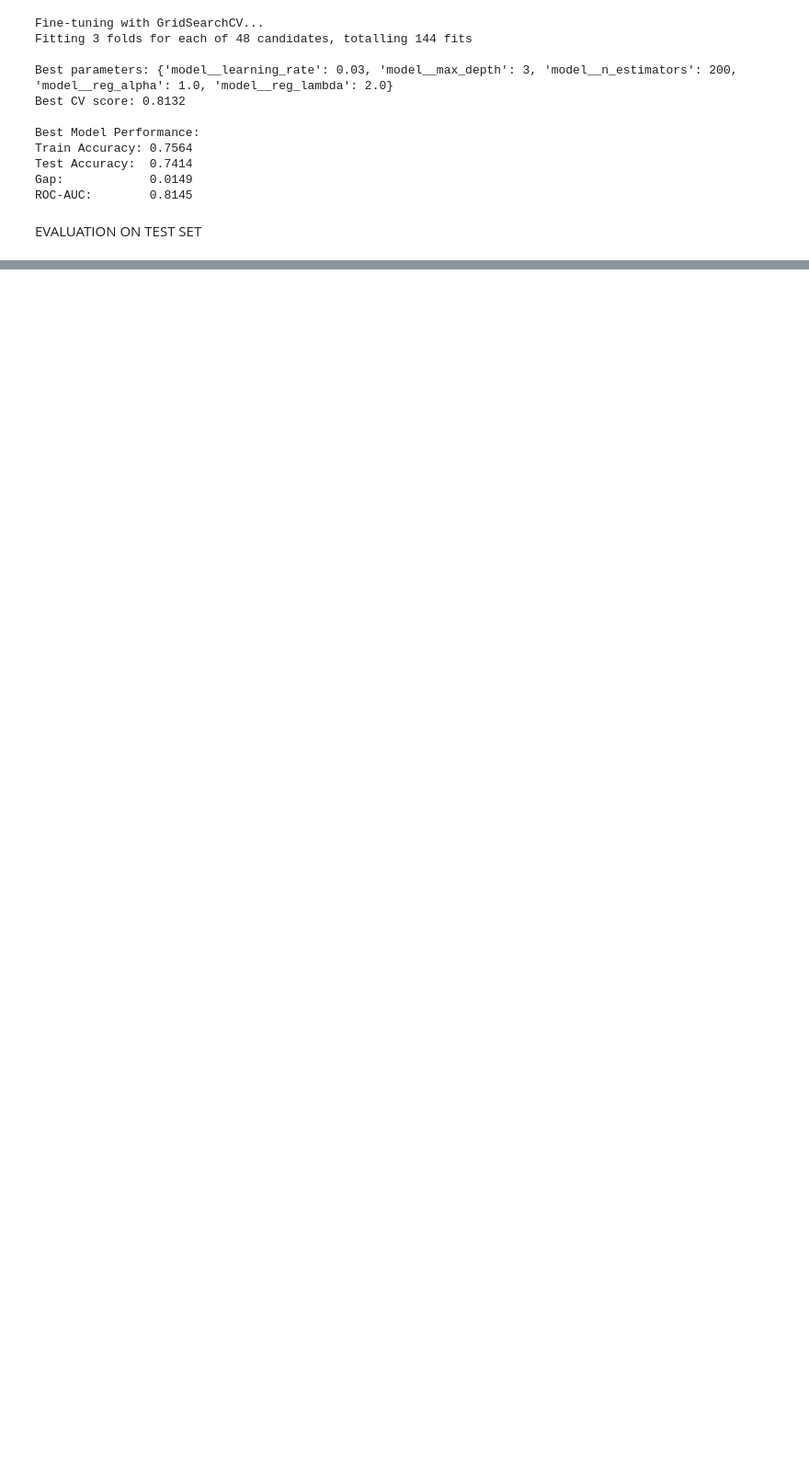
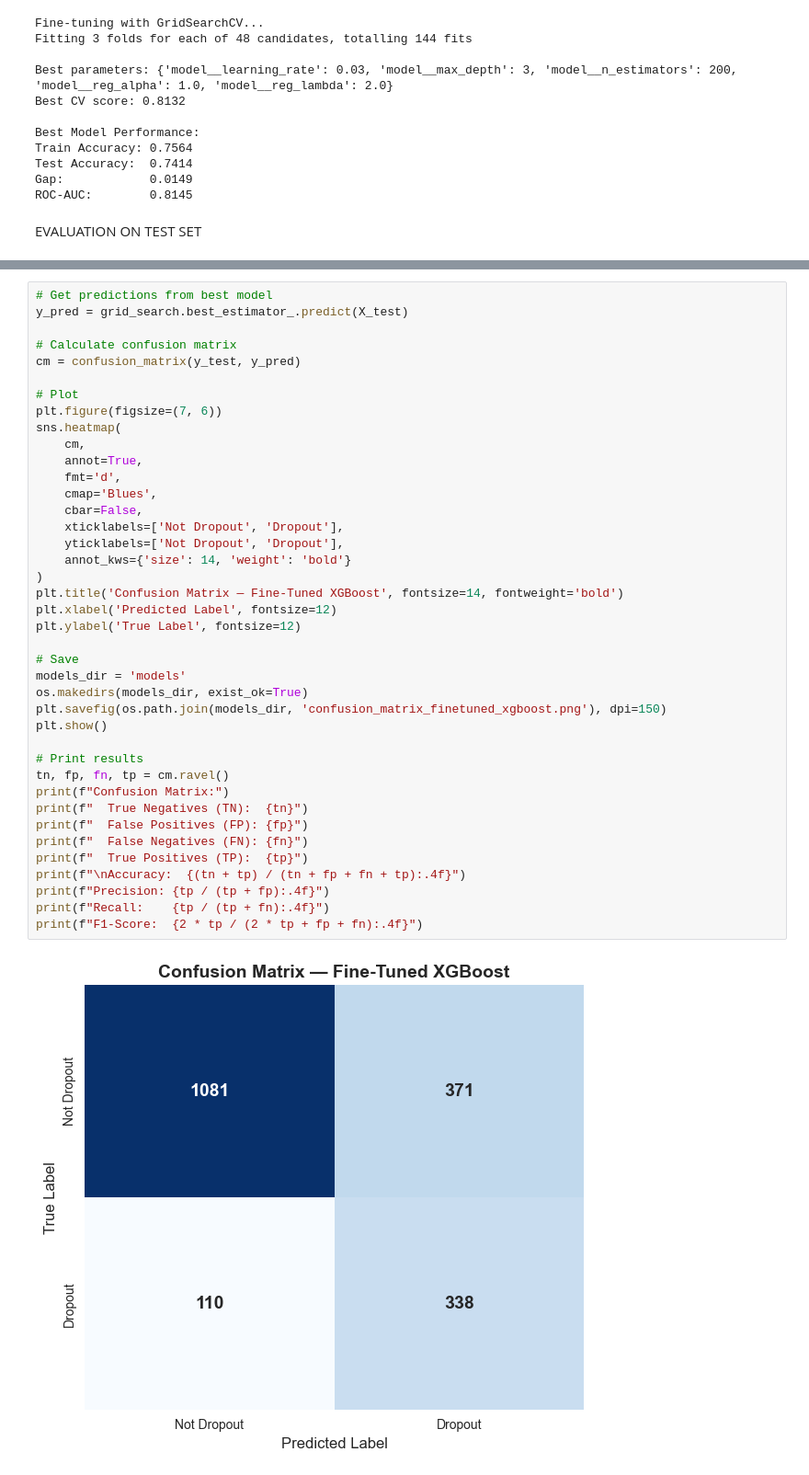
Before and after one commit to BrianMuli/mental-health-and-dropout-prediction, a Jupyter notebook: xgboost_model.ipynb, the cells around one changed output, grey strips where cells are left out. Shown at 92% size. Drawn from its saved outputs; the diff is of its cells as text; blank space fills up the shorter version.

```diff
--- a/xgboost_model.ipynb
+++ b/xgboost_model.ipynb
@@ -854,3 +847,45 @@ print(f'Improvement:            {(auc_score - 0.8003) * 100:.2f}%')
 AUC Score (Fine-Tuned): 0.8195
 Old AUC Score:          0.8003
 Improvement:            1.92%
+# %%
+# Get predictions from best model
+y_pred = grid_search.best_estimator_.predict(X_test)
+
+# Calculate confusion matrix
+cm = confusion_matrix(y_test, y_pred)
+
+# Plot
+plt.figure(figsize=(7, 6))
+sns.heatmap(
+    cm,
+    annot=True,
+    fmt='d',
+    cmap='Blues',
+    cbar=False,
+    xticklabels=['Not Dropout', 'Dropout'],
+    yticklabels=['Not Dropout', 'Dropout'],
+    annot_kws={'size': 14, 'weight': 'bold'}
+)
+plt.title('Confusion Matrix — Fine-Tuned XGBoost', fontsize=14, fontweight='bold')
+plt.xlabel('Predicted Label', fontsize=12)
+plt.ylabel('True Label', fontsize=12)
+
+# Save
+models_dir = 'models'
+os.makedirs(models_dir, exist_ok=True)
+plt.savefig(os.path.join(models_dir, 'confusion_matrix_finetuned_xgboost.png'), dpi=150)
+plt.show()
+
+# Print results
+tn, fp, fn, tp = cm.ravel()
+print(f"Confusion Matrix:")
+print(f"  True Negatives (TN):  {tn}")
+print(f"  False Positives (FP): {fp}")
+print(f"  False Negatives (FN): {fn}")
+print(f"  True Positives (TP):  {tp}")
+print(f"\nAccuracy:  {(tn + tp) / (tn + fp + fn + tp):.4f}")
+print(f"Precision: {tp / (tp + fp):.4f}")
+print(f"Recall:    {tp / (tp + fn):.4f}")
+print(f"F1-Score:  {2 * tp / (2 * tp + fp + fn):.4f}")
+# %% [output]
+[figure, added]
```
Also changed, not shown: parts of 8 cells of this notebook, 3 other files.
